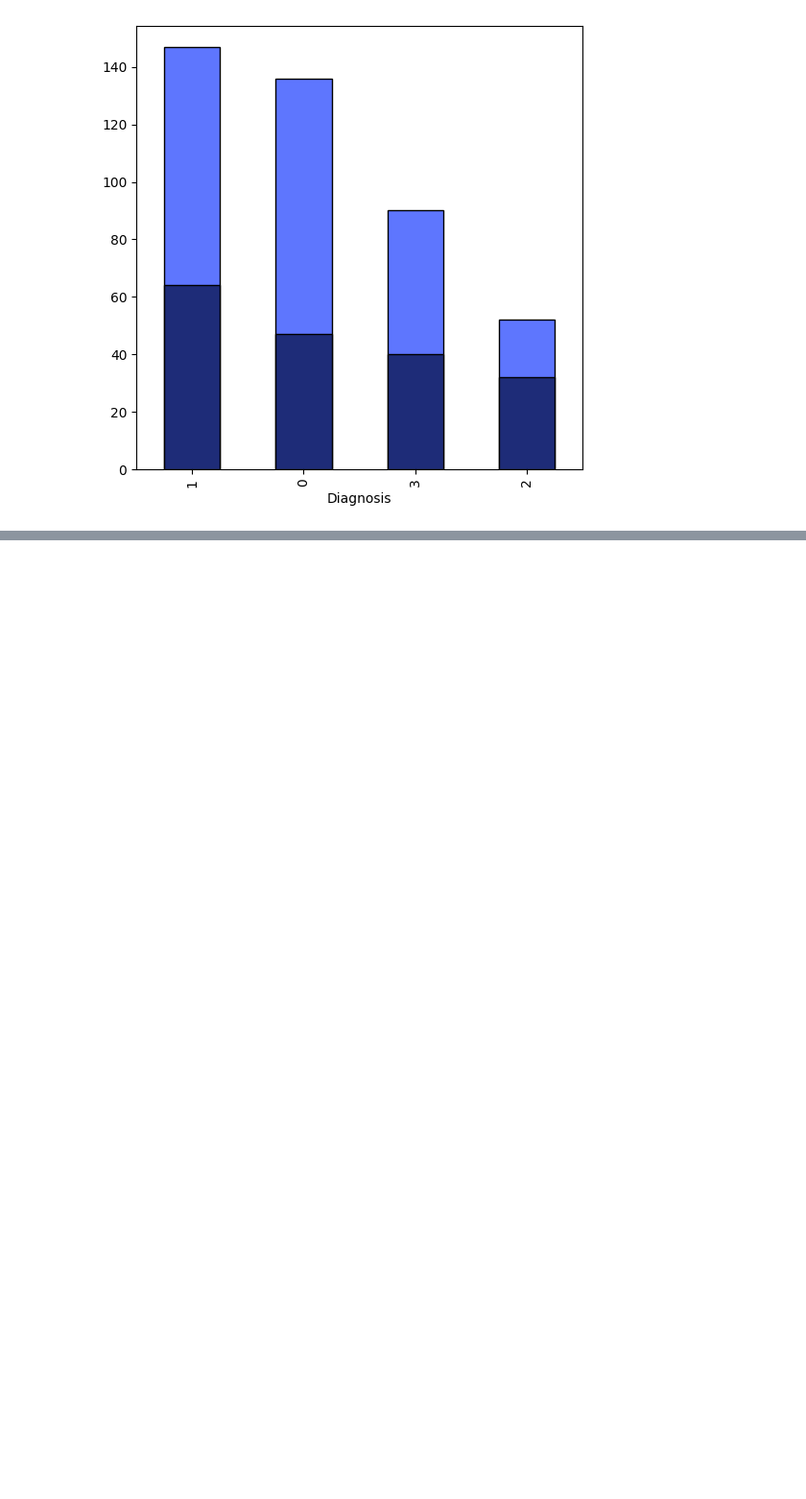
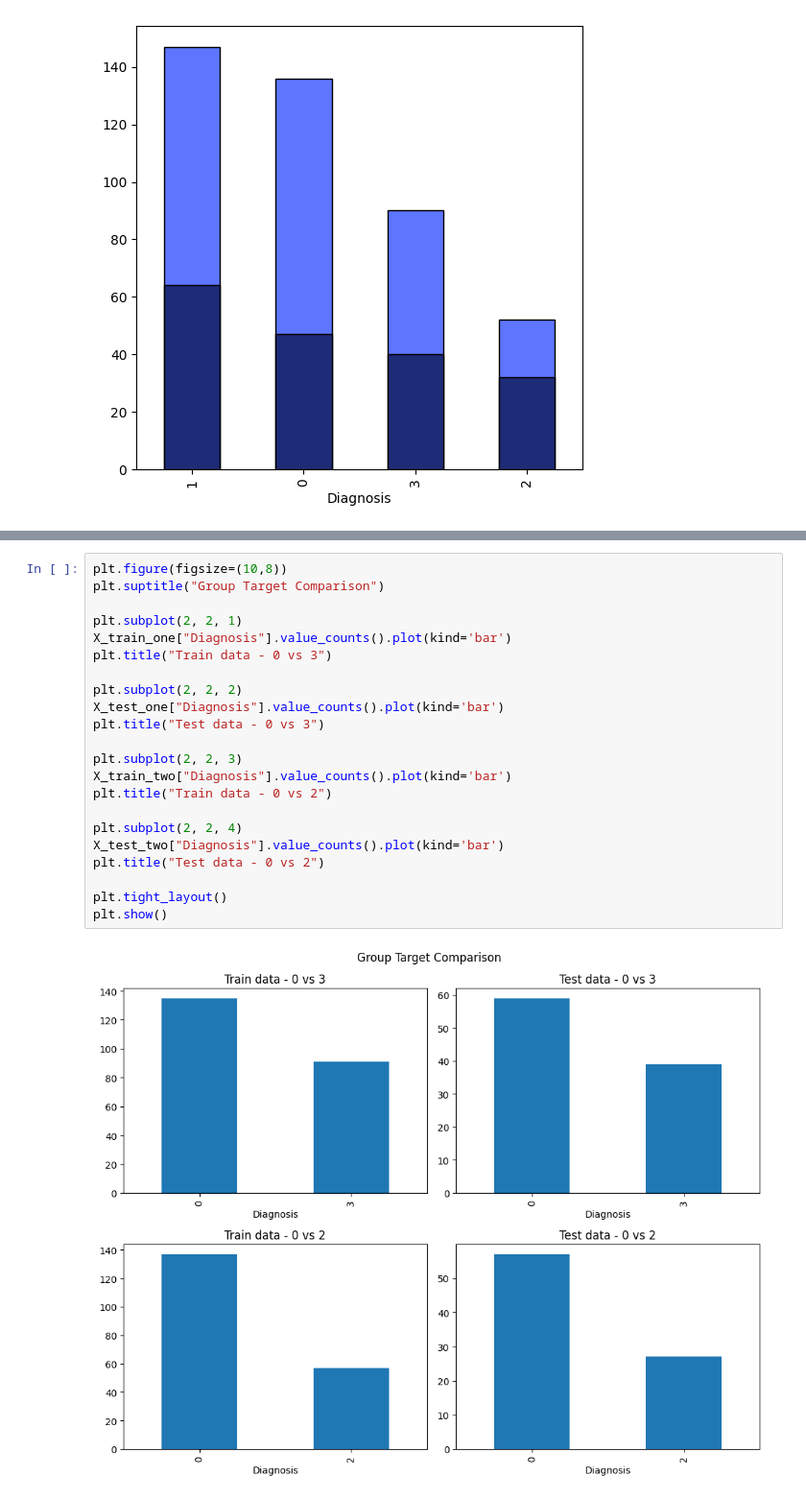
Before and after one commit to InfoAdam1998/Thesis-Project, a Jupyter notebook: notebooks/explanatory_data_analysis/train_test_split_analysis.ipynb, the cells around one changed output, grey strips where cells are left out. Shown at 96% size. Drawn from its saved outputs; the diff is of its cells as text; blank space fills up the shorter version.

```diff
--- a/notebooks/explanatory_data_analysis/train_test_split_analysis.ipynb
+++ b/notebooks/explanatory_data_analysis/train_test_split_analysis.ipynb
@@ -80,0 +246,24 @@ y_test_vis.value_counts().plot(kind = "bar",
+# %%
+plt.figure(figsize=(10,8))
+plt.suptitle("Group Target Comparison")
+
+plt.subplot(2, 2, 1)
+X_train_one["Diagnosis"].value_counts().plot(kind='bar')
+plt.title("Train data - 0 vs 3")
+
+plt.subplot(2, 2, 2)
+X_test_one["Diagnosis"].value_counts().plot(kind='bar')
+plt.title("Test data - 0 vs 3")
+
+plt.subplot(2, 2, 3)
+X_train_two["Diagnosis"].value_counts().plot(kind='bar')
+plt.title("Train data - 0 vs 2")
+
+plt.subplot(2, 2, 4)
+X_test_two["Diagnosis"].value_counts().plot(kind='bar')
+plt.title("Test data - 0 vs 2")
+
+plt.tight_layout()
+plt.show()
+# %% [output]
+[figure, added]
```
Also changed, not shown: parts of 15 cells of this notebook, 12 other files.
